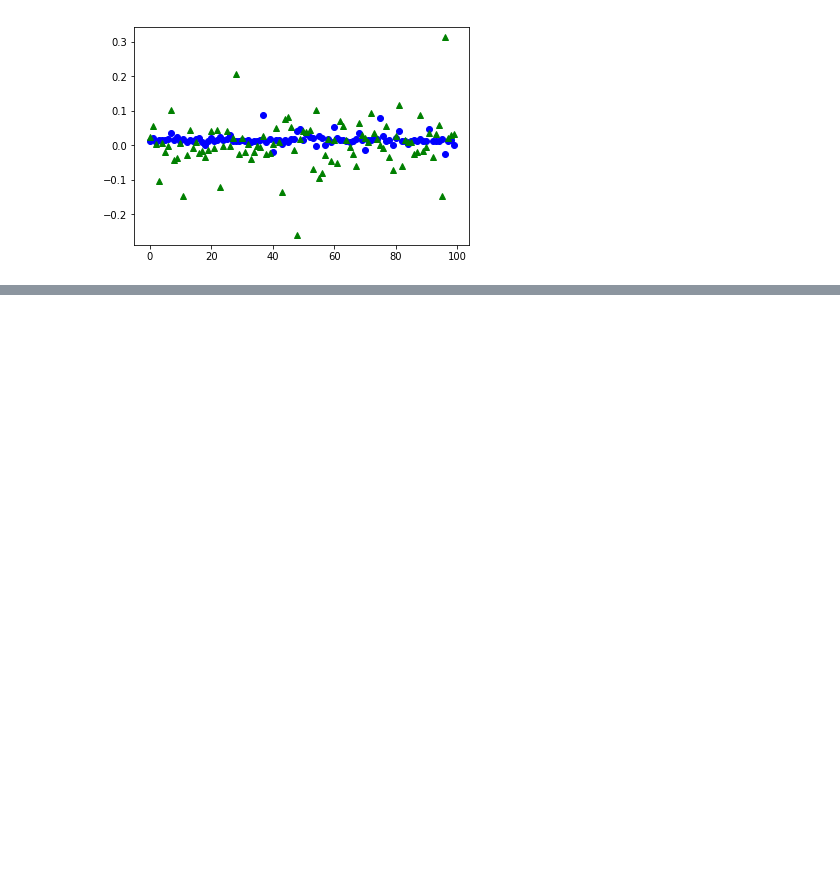
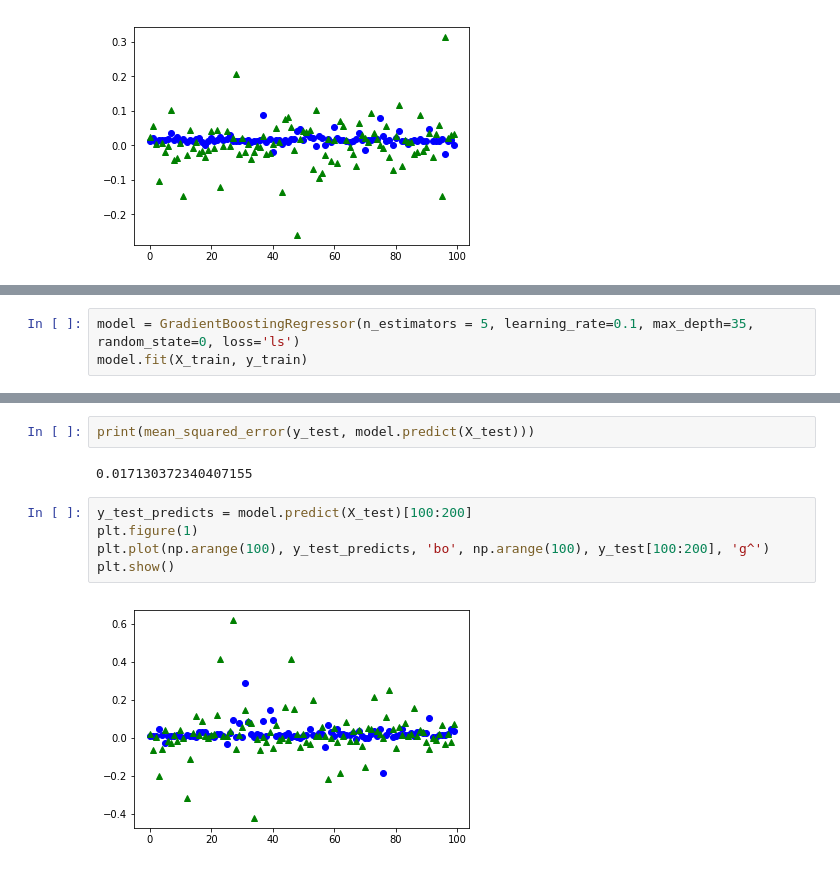
Before and after one commit to tiandiao123/deep_learning, a Jupyter notebook: zillow_price_project/Final Project.ipynb, the cells around one changed output, grey strips where cells are left out. Saved outputs shown, nothing was run; the diff lists cells and outputs as text; blank space fills up the shorter version.

```diff
--- a/zillow_price_project/Final Project.ipynb
+++ b/zillow_price_project/Final Project.ipynb
@@ -204,0 +292,3 @@ plt.show()
+# %%
+model = GradientBoostingRegressor(n_estimators = 5, learning_rate=0.1, max_depth=35, random_state=0, loss='ls')
+model.fit(X_train, y_train)
@@ -204,0 +304,11 @@ plt.show()
+# %%
+print(mean_squared_error(y_test, model.predict(X_test)))
+# %% [output]
+0.017130372340407155
+# %%
+y_test_predicts = model.predict(X_test)[100:200]
+plt.figure(1)
+plt.plot(np.arange(100), y_test_predicts, 'bo', np.arange(100), y_test[100:200], 'g^')
+plt.show()
+# %% [output]
+[figure, added]
```
Also changed, not shown: parts of 17 cells of this notebook.
